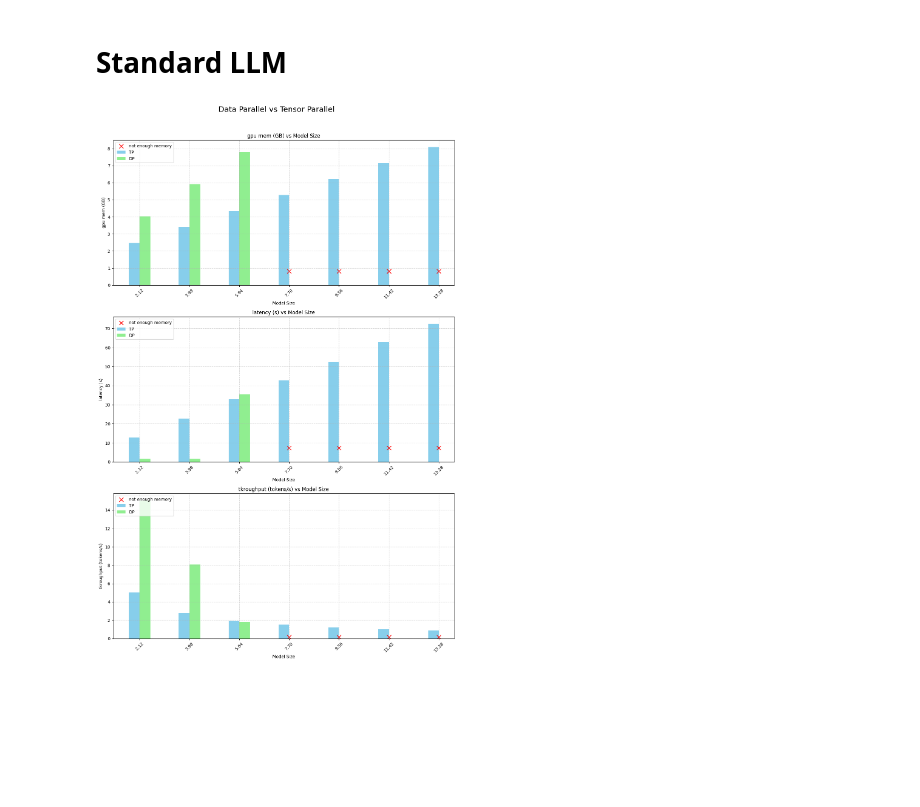
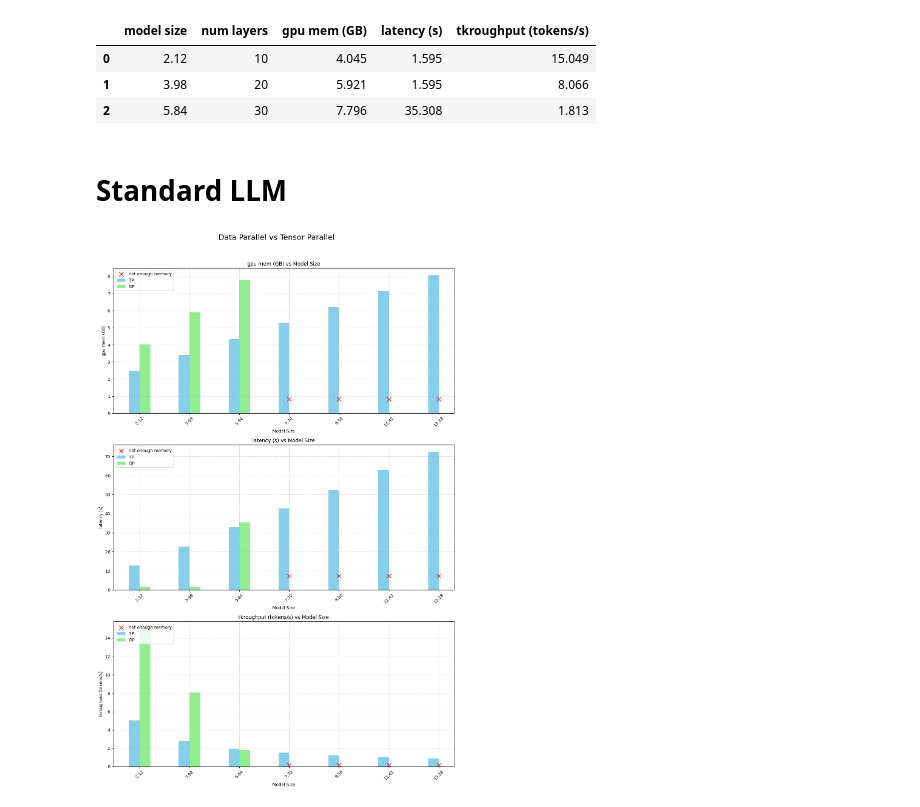
Before and after one commit to Arnoochka-Strudy/NIR, a Jupyter notebook: multi-gpu/megatron-deepspeed/results/results.ipynb, the cells around one changed output. Saved outputs shown, nothing was run; the diff lists cells and outputs as text; code cells hidden in the pictures; blank space fills up the shorter version.

```diff
--- a/multi-gpu/megatron-deepspeed/results/results.ipynb
+++ b/multi-gpu/megatron-deepspeed/results/results.ipynb
@@ -9,7 +9,7 @@ dp = pd.DataFrame(
         "model size": [2.12,  3.98, 5.84],
         "num layers": [10, 20, 30],
         "gpu mem (GB)": [4.045, 5.921, 7.796],
-        "latency (s)": [1.595, 1.595, 35.308],
+        "latency (s)": [1.595, 2.975, 35.308],
         "tkroughput (tokens/s)": [15.049, 8.066, 1.813]
     }
 )
@@ -76,6 +76,13 @@ tp_moe = pd.DataFrame(
         "tkroughput (tokens/s)": [12.641, 12.684, 12.752, 12.252, 6.957, 7.033, 7.027]
     }
 )
+# %%
+dp
+# %% [output]
+|  | model size | num layers | gpu mem (GB) | latency (s) | tkroughput (tokens/s) |
+| 0 | 2.12 | 10 | 4.045 | 1.595 | 15.049 |
+| 1 | 3.98 | 20 | 5.921 | 1.595 | 8.066 |
+| 2 | 5.84 | 30 | 7.796 | 35.308 | 1.813 |
 # %%
 columns = ["gpu mem (GB)", "latency (s)", "tkroughput (tokens/s)"]
 # %% [markdown]
```
